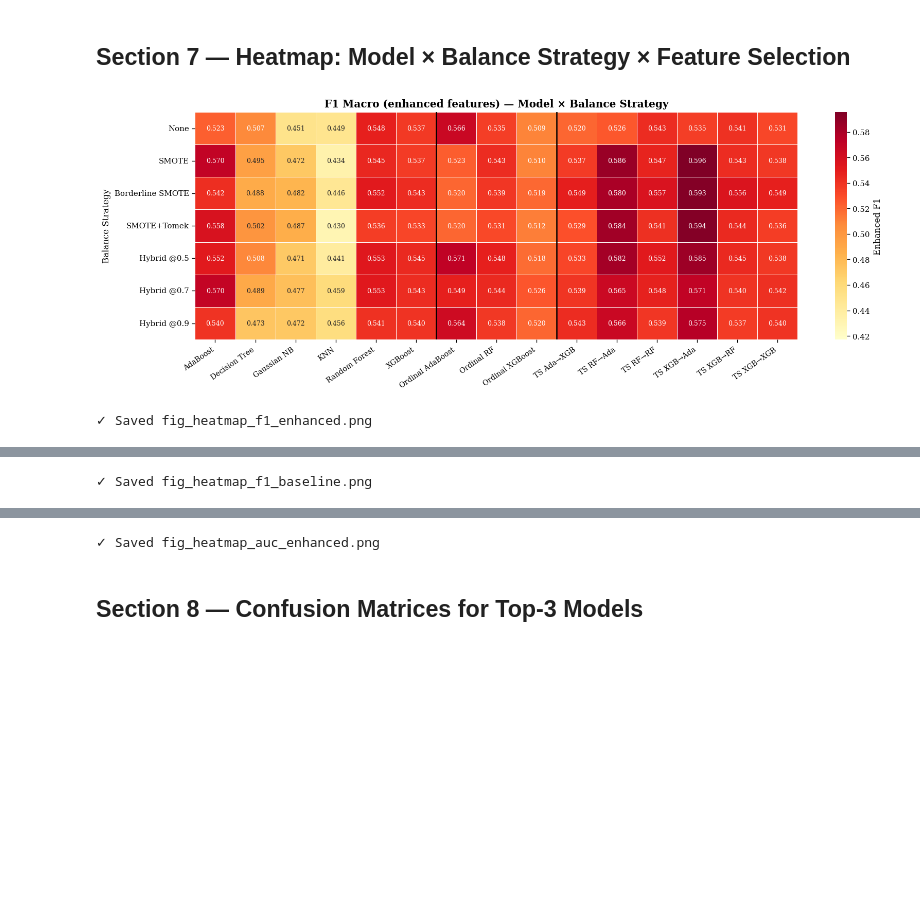
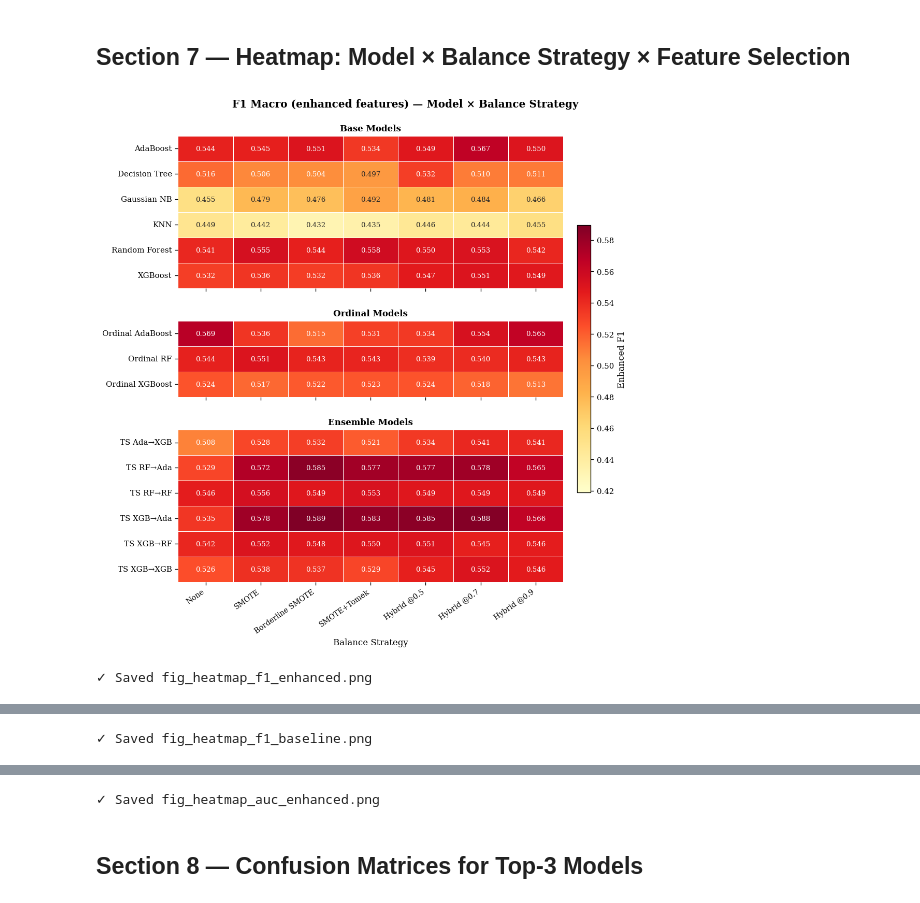
Before and after one commit to anneryeo/invoice-payment-prediction-thesis, a Jupyter notebook: notebooks/results/ML_Results_Analysis.ipynb, the cells around one changed output, grey strips where cells are left out. Saved outputs shown, nothing was run; the diff lists cells and outputs as text; code cells hidden in the pictures; blank space fills up the shorter version.

```diff
--- a/notebooks/results/ML_Results_Analysis.ipynb
+++ b/notebooks/results/ML_Results_Analysis.ipynb
@@ -575,53 +592,92 @@ _plot_metric_bar("baseline_f1_macro",      "F1 Macro",  "baseline features", "fi
 # %% [markdown]
 ## Section 7 — Heatmap: Model × Balance Strategy × Feature Selection
 # %%
+# ── Tune these ──────────────────────────────────────────────
+CELL_W  = 0.95   # inches per column-cell
+CELL_H  = 0.45   # inches per row-cell
+PAD_TOP = 0.75   # inches for suptitle
+PAD_MID = 0.70   # inches between panels
+CBAR_W  = 0.6    # inches for colorbar region
+# ────────────────────────────────────────────────────────────
+
 def _heatmap(metric_col, title, fname):
     pivot = (
         agg.pivot_table(
-            index   = "strategy_label",
-            columns = "model",
+            index   = "model",
+            columns = "strategy_label",
             values  = metric_col,
             aggfunc = "max",
         )
-        .reindex(index=STRATEGY_ORDER, columns=ALL_MODELS)
-        .rename(columns=MODEL_DISPLAY)
-        .rename(index=STRATEGY_LABELS)
+        .reindex(index=ALL_MODELS, columns=STRATEGY_ORDER)
+        .rename(index=MODEL_DISPLAY)
+        .rename(columns=STRATEGY_LABELS)
     )
 
-    fig, ax = plt.subplots(figsize=(14, 5))
-    sns.heatmap(
-        pivot,
-        ax        = ax,
-        annot     = True,
-        fmt       = ".3f",
-        cmap      = "YlOrRd",
-        linewidths= 0.4,
-        linecolor = "white",
-        vmin      = pivot.values.min() * 0.97,
-        annot_kws = {"size": 7.5},
-        cbar_kws  = {"label": metric_col.replace("_macro","").replace("_"," ").title()},
+    n_base = len(BASE_MODELS)
+    n_ord  = len(ORDINAL_MODELS)
+    families = [
+        ("Base Models",     pivot.iloc[:n_base, :]),
+        ("Ordinal Models",  pivot.iloc[n_base:n_base + n_ord, :]),
+        ("Ensemble Models", pivot.iloc[n_base + n_ord:, :]),
+    ]
+
+    vmin = pivot.values.min() * 0.97
+    vmax = pivot.values.max()
+    cbar_label = metric_col.replace("_macro", "").replace("_", " ").title()
+
+    n_cols = pivot.shape[1]
+    max_rows = max(sub.shape[0] for _, sub in families)
+
+    panel_w = n_cols * CELL_W
+    fig_w = panel_w + CBAR_W + 2.5
+    fig_h = sum(sub.shape[0] for _, sub in families) * CELL_H + 2 * PAD_MID + PAD_TOP
+
+    row_counts = [sub.shape[0] for _, sub in families]
+    fig, axes = plt.subplots(
+        3, 1, figsize=(fig_w, fig_h),
+        gridspec_kw={"height_ratios": row_counts},
     )
-    ax.set_title(f"{title}", fontweight="bold")
-    ax.set_xlabel("")
-    ax.set_ylabel("Balance Strategy")
-    ax.set_xticklabels(ax.get_xticklabels(), rotation=35, ha="right", fontsize=8.5)
-    ax.set_yticklabels(ax.get_yticklabels(), rotation=0, fontsize=9)
+    plt.subplots_adjust(
+        hspace=PAD_MID / (max_rows * CELL_H),
+        top=1 - PAD_TOP / fig_h,
+    )
 
-    # Vertical separators for model families
-    ax.axvline(len(BASE_MODELS),                  color="black", linewidth=1.5)
-    ax.axvline(len(BASE_MODELS) + len(ORDINAL_MODELS), color="black", linewidth=1.5)
+    for ax, (family_name, sub_pivot) in zip(axes, families):
+        sns.heatmap(
+            sub_pivot,
+            ax=ax, annot=True, fmt=".3f",
+            cmap="YlOrRd", linewidths=0.4, linecolor="white",
+            vmin=vmin, vmax=vmax,
+            annot_kws={"size": 8},
+            cbar=False,
+        )
+        ax.set_title(family_name, fontweight="bold", fontsize=10, pad=6)
+        ax.set_ylabel("")
+        ax.set_xlabel("")
+        ax.set_xticklabels(ax.get_xticklabels(), rotation=35, ha="right", fontsize=8.5)
+        ax.set_yticklabels(ax.get_yticklabels(), rotation=0, fontsize=9)
 
-    plt.tight_layout()
-    plt.savefig(OUTPUT_DIR / fname)
+    for ax in axes[:-1]:
+        ax.set_xticklabels([])
+    axes[-1].set_xlabel("Balance Strategy")
+
+    # Single shared colorbar spanning all panels
+    sm = plt.cm.ScalarMappable(cmap="YlOrRd", norm=plt.Normalize(vmin=vmin, vmax=vmax))
+    sm.set_array([])
+    cbar = fig.colorbar(sm, ax=axes.tolist(), shrink=0.6, pad=0.03)
+    cbar.set_label(cbar_label, fontsize=10)
+
+    fig.suptitle(title, fontweight="bold", fontsize=12, y=1 - 0.15 / fig_h)
+    plt.savefig(OUTPUT_DIR / fname, bbox_inches="tight", dpi=150)
     plt.show()
     print(f"✓ Saved {fname}")
 
 _heatmap("enhanced_f1_macro",      "F1 Macro (enhanced features) — Model × Balance Strategy",
          "fig_heatmap_f1_enhanced.png")
 _heatmap("baseline_f1_macro",      "F1 Macro (baseline features) — Model × Balance Strategy",
          "fig_heatmap_f1_baseline.png")
 _heatmap("enhanced_roc_auc_macro", "AUC Macro (enhanced features) — Model × Balance Strategy",
          "fig_heatmap_auc_enhanced.png")
 # %% [output]
-[figure, old version]
+[figure, new version]
 ✓ Saved fig_heatmap_f1_enhanced.png
```
Also changed, not shown: parts of 17 cells of this notebook, 10 other files.
